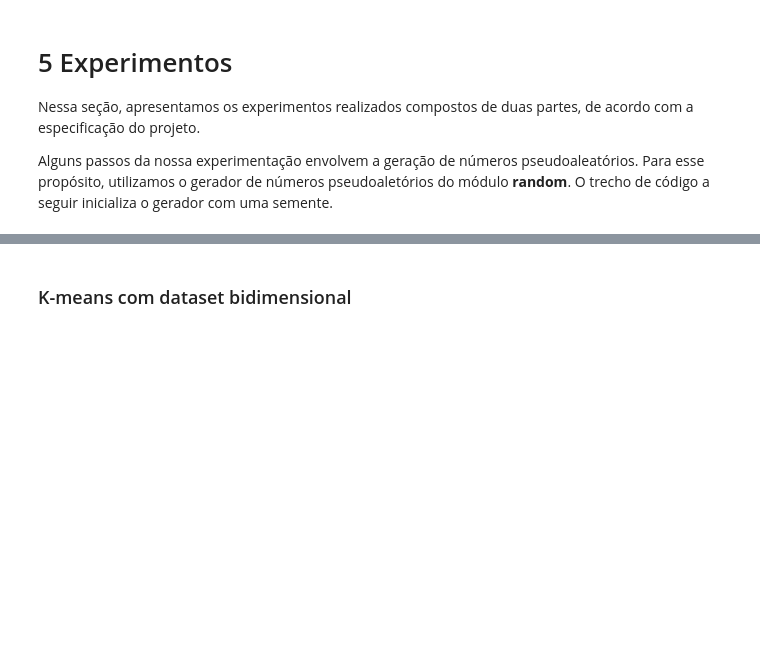
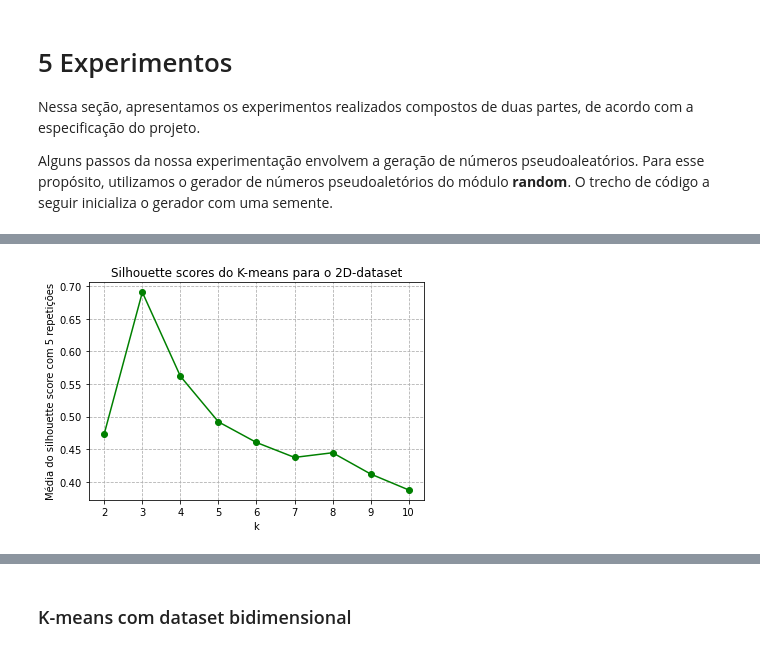
Before and after one commit to fcpereira97/MO444, a Jupyter notebook: Projeto 1/Projeto 1 - Notebook.ipynb, the cells around one changed output, grey strips where cells are left out. Drawn from its saved outputs; the diff is of its cells as text; code cells hidden in the pictures; blank space fills up the shorter version.

```diff
--- a/Projeto 1/Projeto 1 - Notebook.ipynb
+++ b/Projeto 1/Projeto 1 - Notebook.ipynb
@@ -284,7 +284,7 @@ def calculate_silhouette_score(clusters, n_dimensions):
 
 #######################################################################################################
 # Function that plots the average silhouette score for each k in a given range (Exclusive for K-means)
-def plot_silhouette_avg_score_graph(dataset, n_dimensions, min_k, max_k, n_repetitions):
+def plot_silhouette_avg_score_graph(dataset, n_dimensions, min_k, max_k, n_repetitions, title_str):
 
     points = [] #Points of the graph
     for k in range(min_k, max_k + 1): #For each value of k between min_k and max_k
@@ -303,9 +303,10 @@ def plot_silhouette_avg_score_graph(dataset, n_dimensions, min_k, max_k, n_repet
         x.append(point[0])
         y.append(point[1])
 
-    plt.xlabel("K")
-    plt.ylabel("Silhouette average score")
+    plt.xlabel("k")
+    plt.ylabel("Média do silhouette score com " + str(n_repetitions) + " repetições")
     plt.xticks(list(range(min_k,max_k + 1)))
+    plt.title(title_str)
     plt.grid(linestyle='--')
     plt.plot(x,y,'o-', color='green')
     plt.show()
@@ -314,7 +315,7 @@ def plot_silhouette_avg_score_graph(dataset, n_dimensions, min_k, max_k, n_repet
 
 #######################################################################################################
 # Function that plots the silhouette graph of a given clusterization
-def plot_silhouette_graph(dataset, clusters, n_dimensions, k):
+def plot_silhouette_graph(dataset, clusters, n_dimensions, k, title_str):
 
     #Calculate the silhouete score
     silhouette_score = calculate_silhouette_score(clusters, n_dimensions)
@@ -348,8 +349,8 @@ def plot_silhouette_graph(dataset, clusters, n_dimensions, k):
         ax1.text(-0.05, y_lower + 0.5 * size_cluster_i, str(i+1))
         # Compute the new y_lower for next plot
         y_lower = y_upper + 10  # 10 for the 0 samples
-    ax1.set_xlabel("The silhouette coefficient values")
-    ax1.set_ylabel("Cluster label")
+    ax1.set_xlabel("Silhouette coefficient")
+    ax1.set_ylabel("Rótulo do cluster")
     # The vertical line for average silhouette score of all the values
     ax1.axvline(x=silhouette_score, color="red", linestyle="--")
     ax1.set_yticks([])  # Clear the yaxis labels / ticks
@@ -360,15 +361,14 @@ def plot_silhouette_graph(dataset, clusters, n_dimensions, k):
         j = j - 0.1
     x_ticks.append(min_silhouette_value)
     ax1.set_xticks(x_ticks)
-    print("Silhouette score for k = " + str(k) + ": " + str(silhouette_score))
-    plt.suptitle(("Silhouette analysis for KMeans clustering on sample data with " + str(k) + " clusters"))
+    plt.title(title_str)
     plt.show()
     plt.close()
 
 
 #######################################################################################################
 #Function that plots a 2D graph of a clusterization
-def plot_2D_clusters(clusters, centroids):
+def plot_2D_clusters(clusters, centroids, title_str):
     for cluster in clusters:
         x = []
         y = []
@@ -383,6 +383,7 @@ def plot_2D_clusters(clusters, centroids):
         y.append(centroid.features[1])
     plt.scatter(x, y, marker="x", color="black")
     plt.grid(linestyle='--')
+    plt.title(title_str)
     plt.show()
     plt.close()
 # %% [markdown]
@@ -714,0 +722,8 @@ plot_elbow_graph(TwoD_training_set, n_dimensions, min_k, max_k, n_repetitions, t
+# %%
+min_k = 2
+max_k = 10
+n_repetitions = 5
+title_str = "Silhouette scores do K-means para o 2D-dataset"
+plot_silhouette_avg_score_graph(TwoD_training_set, TwoD_n_dimensions, min_k, max_k, n_repetitions, title_str) #Plot silhouette average score graph
+# %% [output]
+[figure, added]
```
Also changed, not shown: parts of 39 cells of this notebook.
